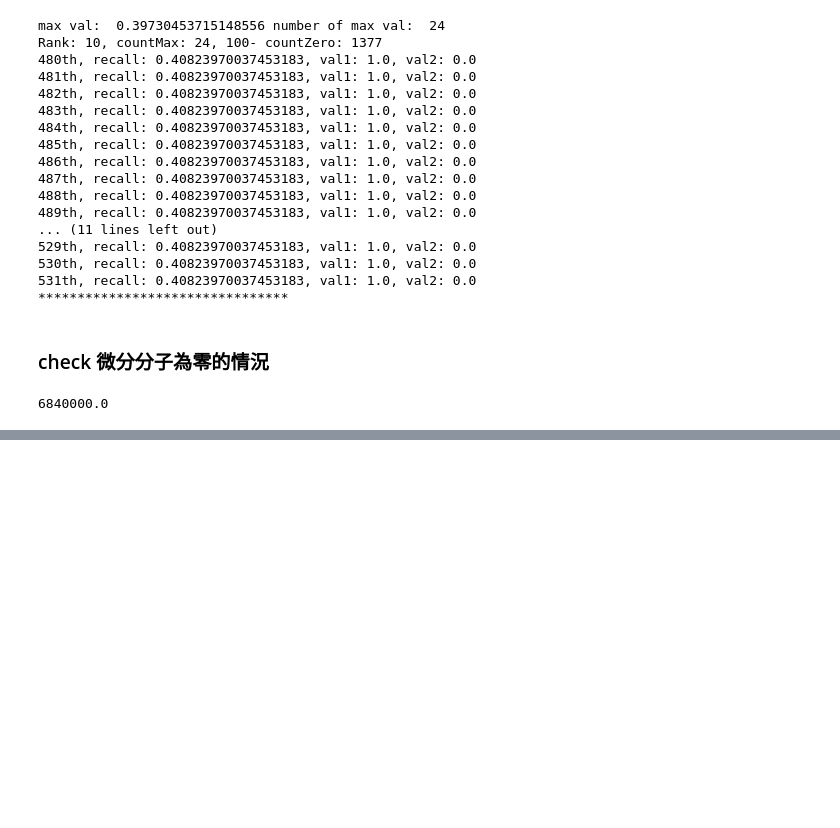
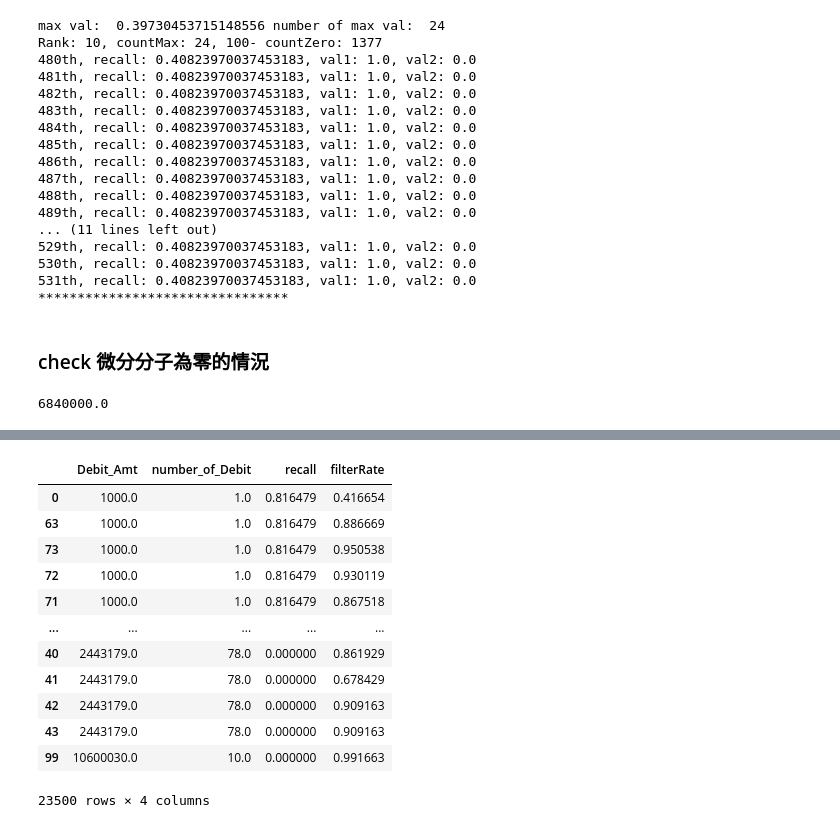
Before and after one commit to eason758/MetaEdge, a Jupyter notebook: code_review.ipynb, the cells around one changed output, grey strips where cells are left out. Drawn from its saved outputs; the diff is of its cells as text; code cells hidden in the pictures; blank space fills up the shorter version.

```diff
--- a/code_review.ipynb
+++ b/code_review.ipynb
@@ -292,0 +416,16 @@ def gradientIG(point, x_name, y_name, data):
+# %%
+debit_distance_results.sort_values(by= 'recall', ascending= False)
+# %% [output]
+|  | Debit_Amt | number_of_Debit | recall | filterRate |
+| 0 | 1000.0 | 1.0 | 0.816479 | 0.416654 |
+| 63 | 1000.0 | 1.0 | 0.816479 | 0.886669 |
+| 73 | 1000.0 | 1.0 | 0.816479 | 0.950538 |
+| 72 | 1000.0 | 1.0 | 0.816479 | 0.930119 |
+| 71 | 1000.0 | 1.0 | 0.816479 | 0.867518 |
+| ... | ... | ... | ... | ... |
+| 40 | 2443179.0 | 78.0 | 0.000000 | 0.861929 |
+| 41 | 2443179.0 | 78.0 | 0.000000 | 0.678429 |
+| 42 | 2443179.0 | 78.0 | 0.000000 | 0.909163 |
+| 43 | 2443179.0 | 78.0 | 0.000000 | 0.909163 |
+| 99 | 10600030.0 | 10.0 | 0.000000 | 0.991663 |
+23500 rows × 4 columns
```
Also changed, not shown: parts of 20 cells of this notebook, 16 other files.
